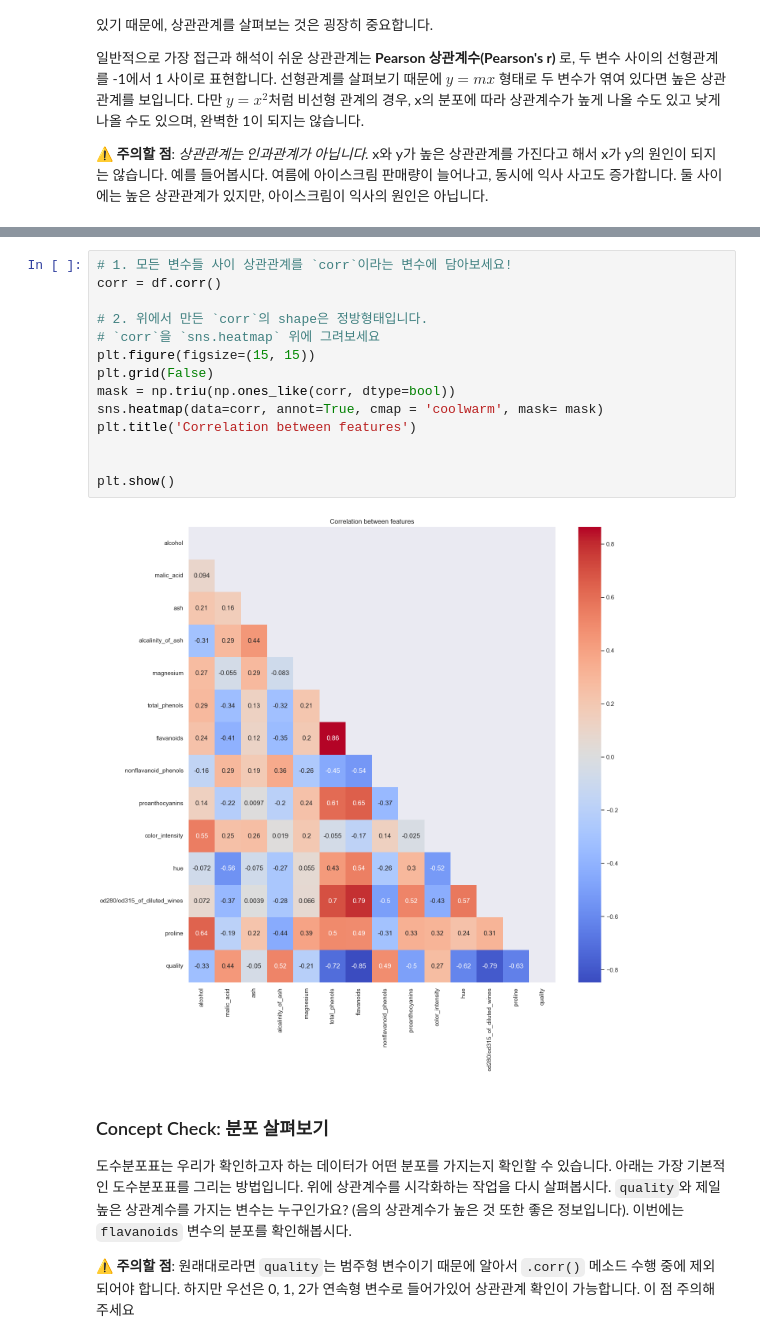
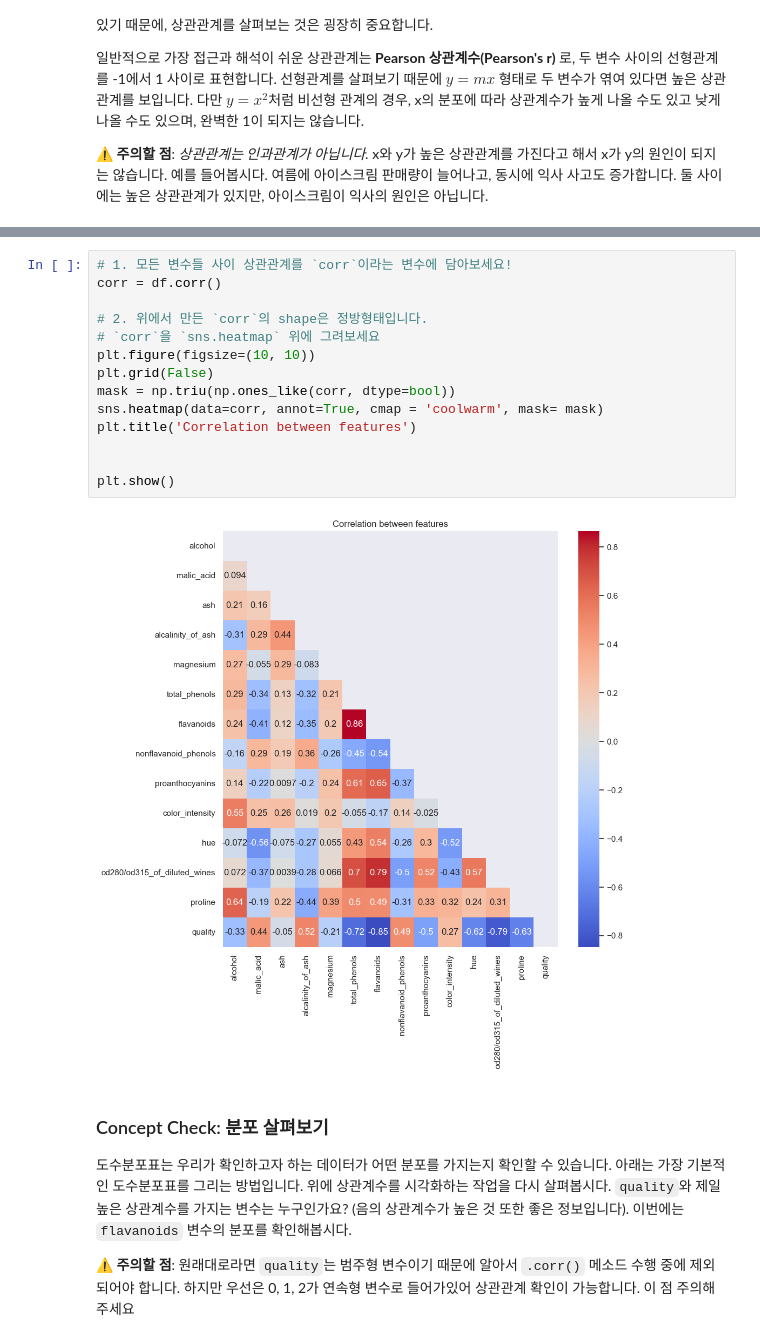
Before and after one commit to seongung33/problem_code, a Jupyter notebook: AI_home/(실습-문제) 1-1_데이터 EDA 및 모델 학습 .ipynb, the cells around one changed output, grey strips where cells are left out. Drawn from its saved outputs; the diff is of its cells as text.

```diff
--- a/AI_home/(실습-문제) 1-1_데이터 EDA 및 모델 학습 .ipynb
+++ b/AI_home/(실습-문제) 1-1_데이터 EDA 및 모델 학습 .ipynb
@@ -326,19 +326,19 @@ proline
 # %%
 # 1. 모든 변수들 사이 상관관계를 `corr`이라는 변수에 담아보세요!
 corr = df.corr()
 
 # 2. 위에서 만든 `corr`의 shape은 정방형태입니다.
 # `corr`을 `sns.heatmap` 위에 그려보세요
-plt.figure(figsize=(15, 15))
+plt.figure(figsize=(10, 10))
 plt.grid(False)
 mask = np.triu(np.ones_like(corr, dtype=bool))
 sns.heatmap(data=corr, annot=True, cmap = 'coolwarm', mask= mask)
 plt.title('Correlation between features')
 
 
 plt.show()
 # %% [output]
-[figure, old version]
+[figure, new version]
 # %% [markdown]
 ### Concept Check: 분포 살펴보기
 
```
Also changed, not shown: parts of 1 cell of this notebook, 1 other file.
